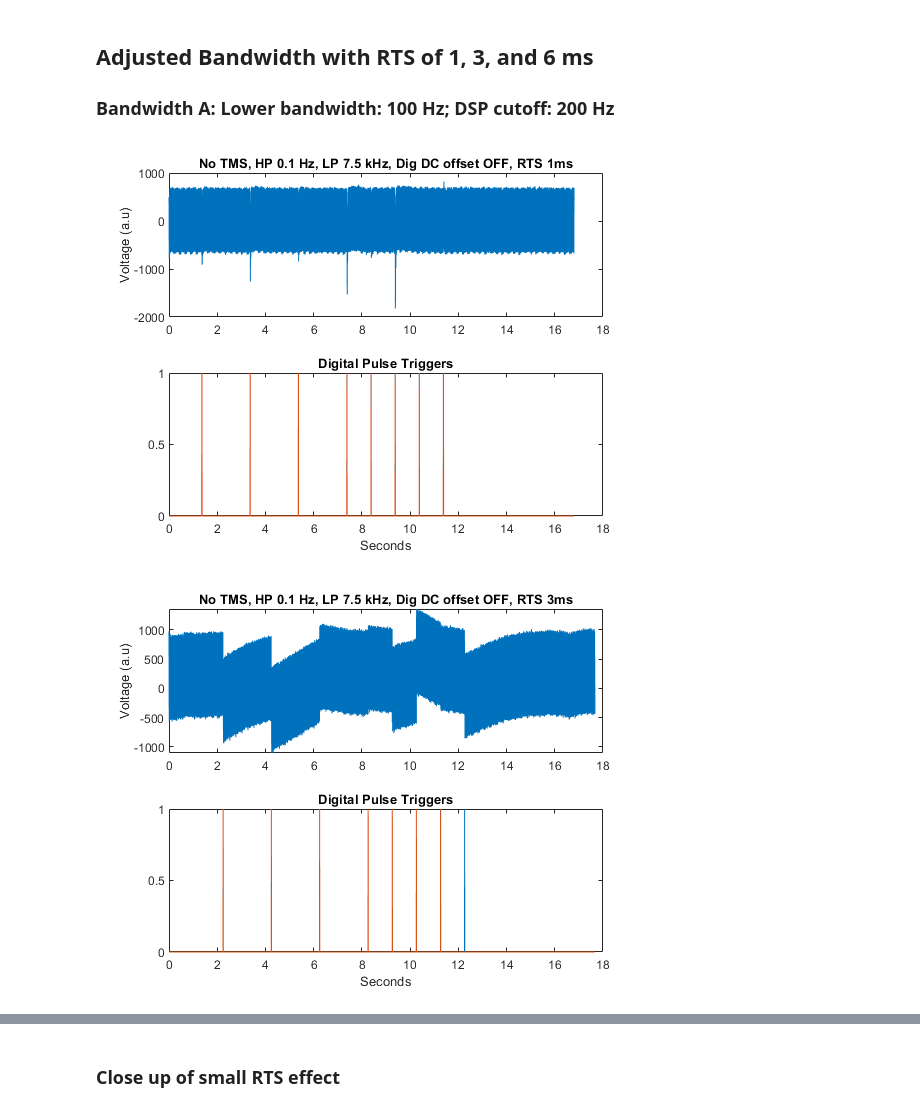
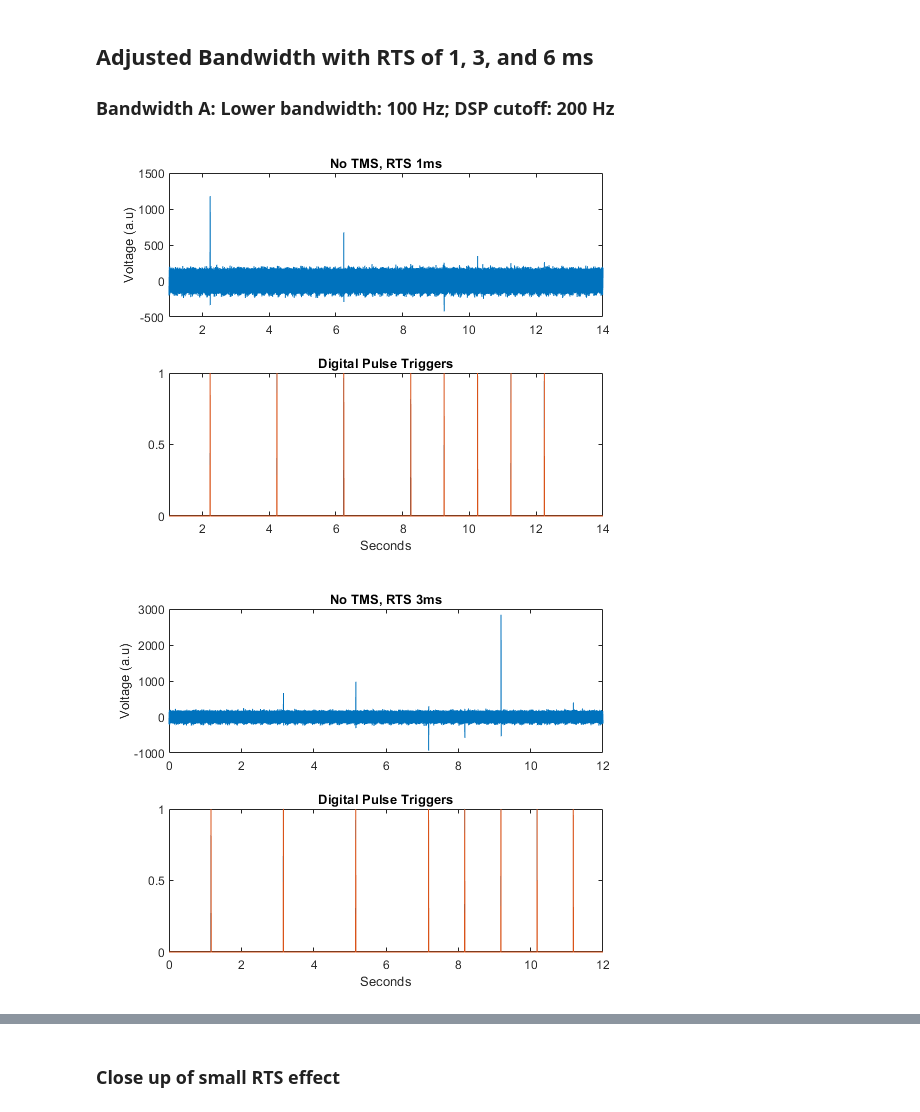
Before and after one commit to platt-labs/TNI_phantom_tests, a Jupyter notebook: IntanPlexonPhantomTests_20190621.ipynb, the cells around one changed output, grey strips where cells are left out. Saved outputs shown, nothing was run; the diff lists cells and outputs as text; code cells hidden in the pictures.

```diff
--- a/IntanPlexonPhantomTests_20190621.ipynb
+++ b/IntanPlexonPhantomTests_20190621.ipynb
@@ -545,48 +551,48 @@ title('Digital Pulse Triggers')
 figure
 subplot(2,1,1)
 plot(time_axis_NoTMS_RTS6ms_BWa,NoTMS_RTS6ms_BWa_v)
-%xlim([2 14])
+xlim([2 16])
 ylabel('Voltage (a.u)')
-title('No TMS, HP 0.1 Hz, LP 7.5 kHz, Dig DC offset OFF, RTS 6ms')
+title('No TMS, RTS 6ms')
 subplot(2,1,2)
 plot(time_axis_NoTMS_RTS6ms_BWa, NoTMS_RTS6ms_BWa_dig1,'DisplayName', 'Digital Input 1 - RTS')
 hold on
 plot(time_axis_NoTMS_RTS6ms_BWa, NNoTMS_RTS6ms_BWa_dig2,'DisplayName', 'Digital Input 2 - noTMS')
 hold off
-
+xlim([2 16])
 xlabel('Seconds')
 title('Digital Pulse Triggers')
 
 figure
 subplot(2,1,1)
 plot(time_axis_NoTMS_RTS3ms_BWa,NoTMS_RTS3ms_BWa_v)
-
+xlim([0 12])
 ylabel('Voltage (a.u)')
-title('No TMS, HP 0.1 Hz, LP 7.5 kHz, Dig DC offset OFF, RTS 3ms')
+title('No TMS, RTS 3ms')
 subplot(2,1,2)
 plot(time_axis_NoTMS_RTS3ms_BWa, NoTMS_RTS3ms_BWa_dig1,'DisplayName', 'Digital Input 1 - RTS')
 hold on
 plot(time_axis_NoTMS_RTS3ms_BWa, NNoTMS_RTS3ms_BWa_dig2,'DisplayName', 'Digital Input 2 - noTMS')
 hold off
-
+xlim([0 12])
 xlabel('Seconds')
 title('Digital Pulse Triggers')
 
 
 figure
 subplot(2,1,1)
 plot(time_axis_NoTMS_RTS1ms_BWa,NoTMS_RTS1ms_BWa_v)
-
+xlim([1 14])
 ylabel('Voltage (a.u)')
-title('No TMS, HP 0.1 Hz, LP 7.5 kHz, Dig DC offset OFF, RTS 1ms')
+title('No TMS, RTS 1ms')
 subplot(2,1,2)
 plot(time_axis_NoTMS_RTS1ms_BWa, NoTMS_RTS1ms_BWa_dig1,'DisplayName', 'Digital Input 1 - RTS')
 hold on
 plot(time_axis_NoTMS_RTS1ms_BWa, NNoTMS_RTS1ms_BWa_dig2,'DisplayName', 'Digital Input 2 - noTMS')
 hold off
-
+xlim([1 14])
 xlabel('Seconds')
 title('Digital Pulse Triggers')
 # %% [output]
-[figure, old version]
+[figure, new version]
-[figure, old version]
+[figure, new version]
```
Also changed, not shown: parts of 19 cells of this notebook.
